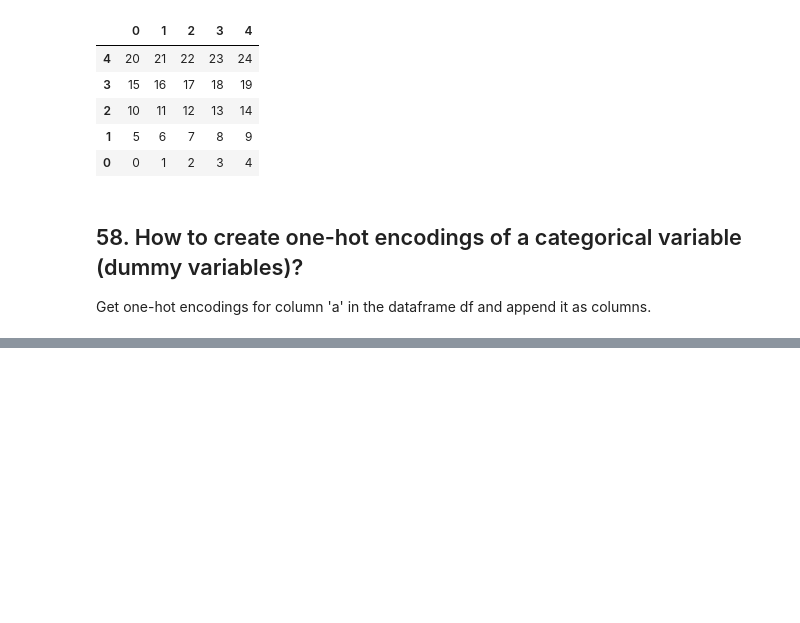
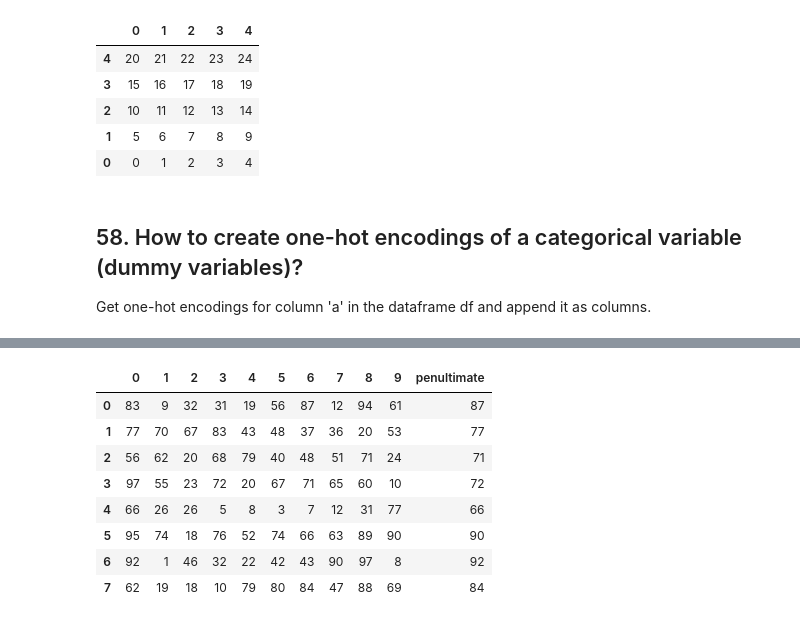
Before and after one commit to wangyingsm/tech-blog, a Jupyter notebook: notes/pandas/101-questions-on-pandas.ipynb, the cells around one changed output, grey strips where cells are left out. Cells and saved outputs as stored; diff of their text form; code cells hidden in the pictures; blank space fills up the shorter version.

```diff
--- a/notes/pandas/101-questions-on-pandas.ipynb
+++ b/notes/pandas/101-questions-on-pandas.ipynb
@@ -1585,0 +1755,4 @@ df = pd.DataFrame(np.arange(25).reshape(5,-1), columns=list('abcde'))
+# %%
+# input
+df = pd.DataFrame(np.random.randint(1,100, 80).reshape(8, -1))
+df
@@ -1585,0 +1769,16 @@ df = pd.DataFrame(np.arange(25).reshape(5,-1), columns=list('abcde'))
+# %%
+# my solution
+arr = df.values.copy()
+arr.sort(axis=1)
+df['penultimate'] = arr[:, -2]
+df
+# %% [output]
+|  | 0 | 1 | 2 | 3 | 4 | 5 | 6 | 7 | 8 | 9 | penultimate |
+| 0 | 83 | 9 | 32 | 31 | 19 | 56 | 87 | 12 | 94 | 61 | 87 |
+| 1 | 77 | 70 | 67 | 83 | 43 | 48 | 37 | 36 | 20 | 53 | 77 |
+| 2 | 56 | 62 | 20 | 68 | 79 | 40 | 48 | 51 | 71 | 24 | 71 |
+| 3 | 97 | 55 | 23 | 72 | 20 | 67 | 71 | 65 | 60 | 10 | 72 |
+| 4 | 66 | 26 | 26 | 5 | 8 | 3 | 7 | 12 | 31 | 77 | 66 |
+| 5 | 95 | 74 | 18 | 76 | 52 | 74 | 66 | 63 | 89 | 90 | 90 |
+| 6 | 92 | 1 | 46 | 32 | 22 | 42 | 43 | 90 | 97 | 8 | 92 |
+| 7 | 62 | 19 | 18 | 10 | 79 | 80 | 84 | 47 | 88 | 69 | 84 |
```
Also changed, not shown: parts of 93 cells of this notebook, 2 other files.
